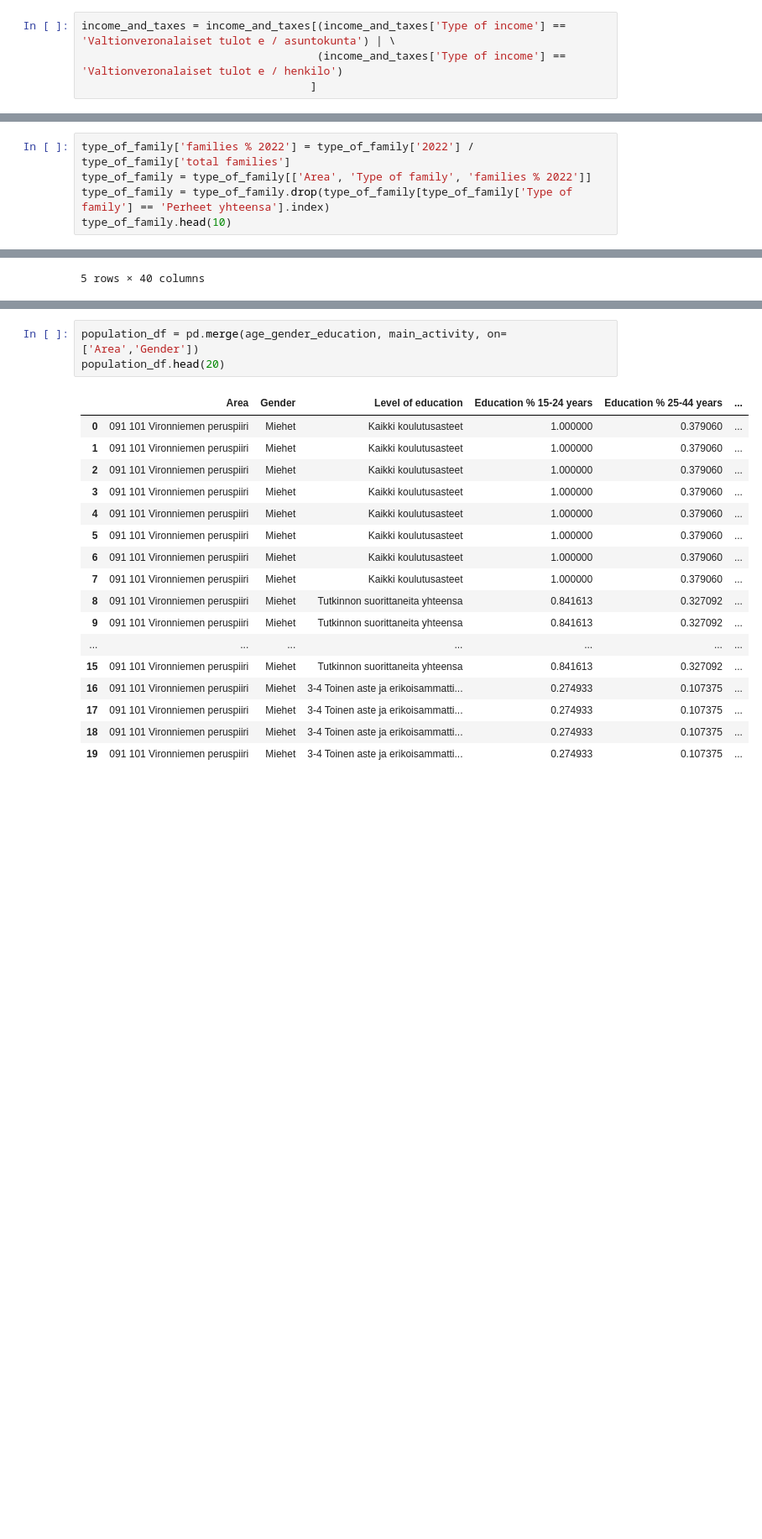
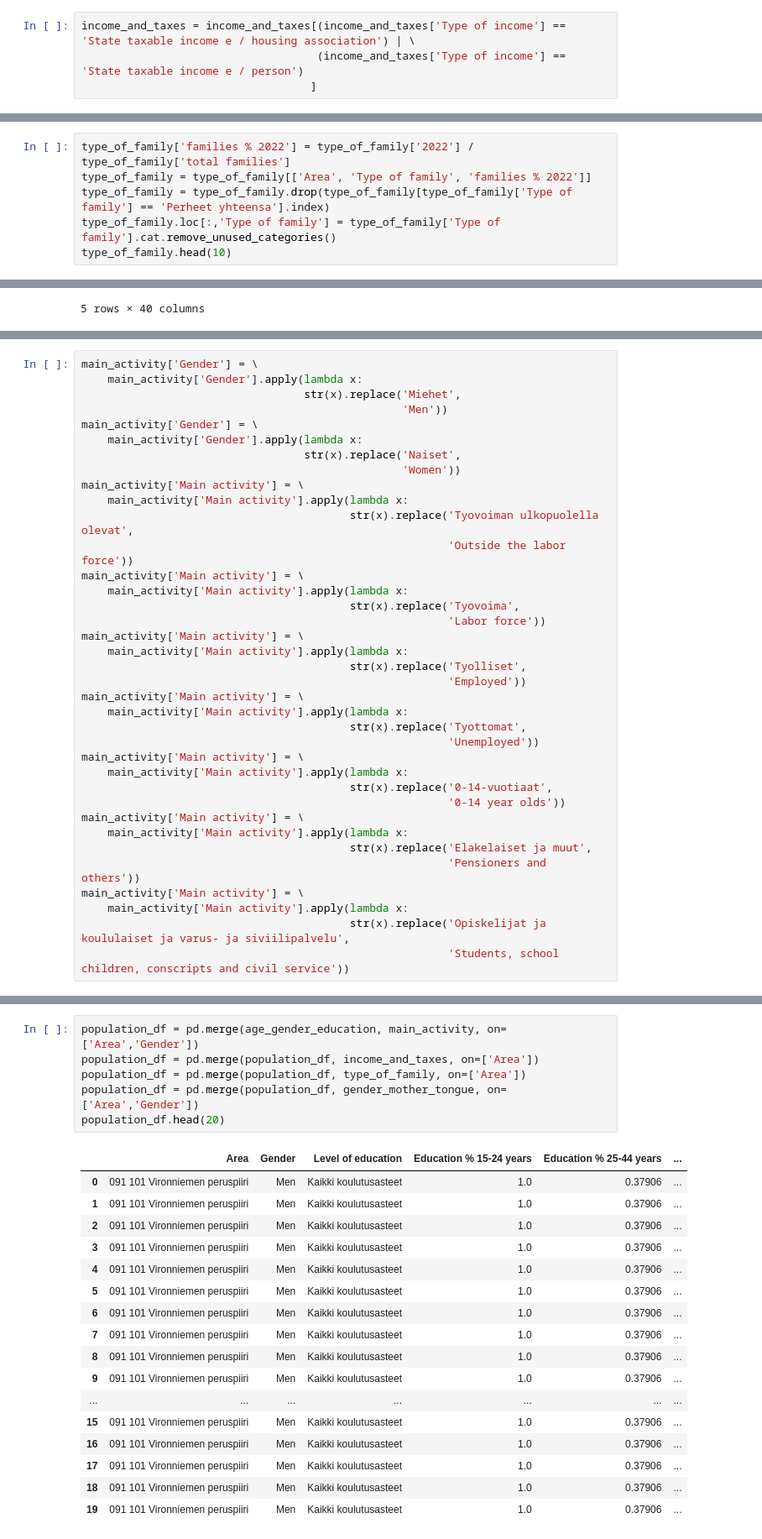
Before and after one commit to phuvio/Introduction-to-Data-Science, a Jupyter notebook: src/Introduction to Data Science - miniproject.ipynb, the cells around one changed output, grey strips where cells are left out. Shown at 84% size. Saved outputs shown, nothing was run; the diff lists cells and outputs as text; blank space fills up the shorter version.

```diff
--- a/src/Introduction to Data Science - miniproject.ipynb
+++ b/src/Introduction to Data Science - miniproject.ipynb
@@ -204,5 +235,5 @@ memory usage: 20.2 KB
 # %%
-income_and_taxes = income_and_taxes[(income_and_taxes['Type of income'] == 'Valtionveronalaiset tulot e / asuntokunta') | \
-                                    (income_and_taxes['Type of income'] == 'Valtionveronalaiset tulot e / henkilo')
+income_and_taxes = income_and_taxes[(income_and_taxes['Type of income'] == 'State taxable income e / housing association') | \
+                                    (income_and_taxes['Type of income'] == 'State taxable income e / person')
                                    ]
 # %%
@@ -284,6 +342,7 @@ type_of_family.head(10)
 type_of_family['families % 2022'] = type_of_family['2022'] / type_of_family['total families']
 type_of_family = type_of_family[['Area', 'Type of family', 'families % 2022']]
 type_of_family = type_of_family.drop(type_of_family[type_of_family['Type of family'] == 'Perheet yhteensa'].index)
+type_of_family.loc[:,'Type of family'] = type_of_family['Type of family'].cat.remove_unused_categories()
 type_of_family.head(10)
 # %% [output]
 |  | Area | Type of family | families % 2022 |
@@ -457,0 +675,37 @@ memory usage: 229.2+ KB
+# %%
+main_activity['Gender'] = \
+    main_activity['Gender'].apply(lambda x:
+                                  str(x).replace('Miehet',
+                                                 'Men'))
+main_activity['Gender'] = \
+    main_activity['Gender'].apply(lambda x:
+                                  str(x).replace('Naiset',
+                                                 'Women'))
+main_activity['Main activity'] = \
+    main_activity['Main activity'].apply(lambda x:
+                                         str(x).replace('Tyovoiman ulkopuolella olevat',
+                                                        'Outside the labor force'))
+main_activity['Main activity'] = \
+    main_activity['Main activity'].apply(lambda x:
+                                         str(x).replace('Tyovoima',
+                                                        'Labor force'))
+main_activity['Main activity'] = \
+    main_activity['Main activity'].apply(lambda x:
+                                         str(x).replace('Tyolliset',
+                                                        'Employed'))
+main_activity['Main activity'] = \
+    main_activity['Main activity'].apply(lambda x:
+                                         str(x).replace('Tyottomat',
+                                                        'Unemployed'))
+main_activity['Main activity'] = \
+    main_activity['Main activity'].apply(lambda x:
+                                         str(x).replace('0-14-vuotiaat',
+                                                        '0-14 year olds'))
+main_activity['Main activity'] = \
+    main_activity['Main activity'].apply(lambda x:
+                                         str(x).replace('Elakelaiset ja muut',
+                                                        'Pensioners and others'))
+main_activity['Main activity'] = \
+    main_activity['Main activity'].apply(lambda x:
+                                         str(x).replace('Opiskelijat ja koululaiset ja varus- ja siviilipalvelu',
+                                                        'Students, school children, conscripts and civil service'))
@@ -458,21 +721,24 @@ memory usage: 229.2+ KB
 # %%
 population_df = pd.merge(age_gender_education, main_activity, on=['Area','Gender'])
+population_df = pd.merge(population_df, income_and_taxes, on=['Area'])
+population_df = pd.merge(population_df, type_of_family, on=['Area'])
+population_df = pd.merge(population_df, gender_mother_tongue, on=['Area','Gender'])
 population_df.head(20)
 # %% [output]
 |  | Area | Gender | Level of education | Education % 15-24 years | Education % 25-44 years | ... |
-| 0 | 091 101 Vironniemen peruspiiri | Miehet | Kaikki koulutusasteet | 1.000000 | 0.379060 | ... |
-| 1 | 091 101 Vironniemen peruspiiri | Miehet | Kaikki koulutusasteet | 1.000000 | 0.379060 | ... |
-| 2 | 091 101 Vironniemen peruspiiri | Miehet | Kaikki koulutusasteet | 1.000000 | 0.379060 | ... |
-| 3 | 091 101 Vironniemen peruspiiri | Miehet | Kaikki koulutusasteet | 1.000000 | 0.379060 | ... |
-| 4 | 091 101 Vironniemen peruspiiri | Miehet | Kaikki koulutusasteet | 1.000000 | 0.379060 | ... |
-| 5 | 091 101 Vironniemen peruspiiri | Miehet | Kaikki koulutusasteet | 1.000000 | 0.379060 | ... |
-| 6 | 091 101 Vironniemen peruspiiri | Miehet | Kaikki koulutusasteet | 1.000000 | 0.379060 | ... |
-| 7 | 091 101 Vironniemen peruspiiri | Miehet | Kaikki koulutusasteet | 1.000000 | 0.379060 | ... |
-| 8 | 091 101 Vironniemen peruspiiri | Miehet | Tutkinnon suorittaneita yhteensa | 0.841613 | 0.327092 | ... |
-| 9 | 091 101 Vironniemen peruspiiri | Miehet | Tutkinnon suorittaneita yhteensa | 0.841613 | 0.327092 | ... |
+| 0 | 091 101 Vironniemen peruspiiri | Men | Kaikki koulutusasteet | 1.0 | 0.37906 | ... |
+| 1 | 091 101 Vironniemen peruspiiri | Men | Kaikki koulutusasteet | 1.0 | 0.37906 | ... |
+| 2 | 091 101 Vironniemen peruspiiri | Men | Kaikki koulutusasteet | 1.0 | 0.37906 | ... |
+| 3 | 091 101 Vironniemen peruspiiri | Men | Kaikki koulutusasteet | 1.0 | 0.37906 | ... |
+| 4 | 091 101 Vironniemen peruspiiri | Men | Kaikki koulutusasteet | 1.0 | 0.37906 | ... |
+| 5 | 091 101 Vironniemen peruspiiri | Men | Kaikki koulutusasteet | 1.0 | 0.37906 | ... |
+| 6 | 091 101 Vironniemen peruspiiri | Men | Kaikki koulutusasteet | 1.0 | 0.37906 | ... |
+| 7 | 091 101 Vironniemen peruspiiri | Men | Kaikki koulutusasteet | 1.0 | 0.37906 | ... |
+| 8 | 091 101 Vironniemen peruspiiri | Men | Kaikki koulutusasteet | 1.0 | 0.37906 | ... |
+| 9 | 091 101 Vironniemen peruspiiri | Men | Kaikki koulutusasteet | 1.0 | 0.37906 | ... |
 | ... | ... | ... | ... | ... | ... | ... |
-| 15 | 091 101 Vironniemen peruspiiri | Miehet | Tutkinnon suorittaneita yhteensa | 0.841613 | 0.327092 | ... |
-| 16 | 091 101 Vironniemen peruspiiri | Miehet | 3-4 Toinen aste ja erikoisammatti... | 0.274933 | 0.107375 | ... |
-| 17 | 091 101 Vironniemen peruspiiri | Miehet | 3-4 Toinen aste ja erikoisammatti... | 0.274933 | 0.107375 | ... |
-| 18 | 091 101 Vironniemen peruspiiri | Miehet | 3-4 Toinen aste ja erikoisammatti... | 0.274933 | 0.107375 | ... |
-| 19 | 091 101 Vironniemen peruspiiri | Miehet | 3-4 Toinen aste ja erikoisammatti... | 0.274933 | 0.107375 | ... |
+| 15 | 091 101 Vironniemen peruspiiri | Men | Kaikki koulutusasteet | 1.0 | 0.37906 | ... |
+| 16 | 091 101 Vironniemen peruspiiri | Men | Kaikki koulutusasteet | 1.0 | 0.37906 | ... |
+| 17 | 091 101 Vironniemen peruspiiri | Men | Kaikki koulutusasteet | 1.0 | 0.37906 | ... |
+| 18 | 091 101 Vironniemen peruspiiri | Men | Kaikki koulutusasteet | 1.0 | 0.37906 | ... |
+| 19 | 091 101 Vironniemen peruspiiri | Men | Kaikki koulutusasteet | 1.0 | 0.37906 | ... |
```
Also changed, not shown: parts of 35 cells of this notebook.
